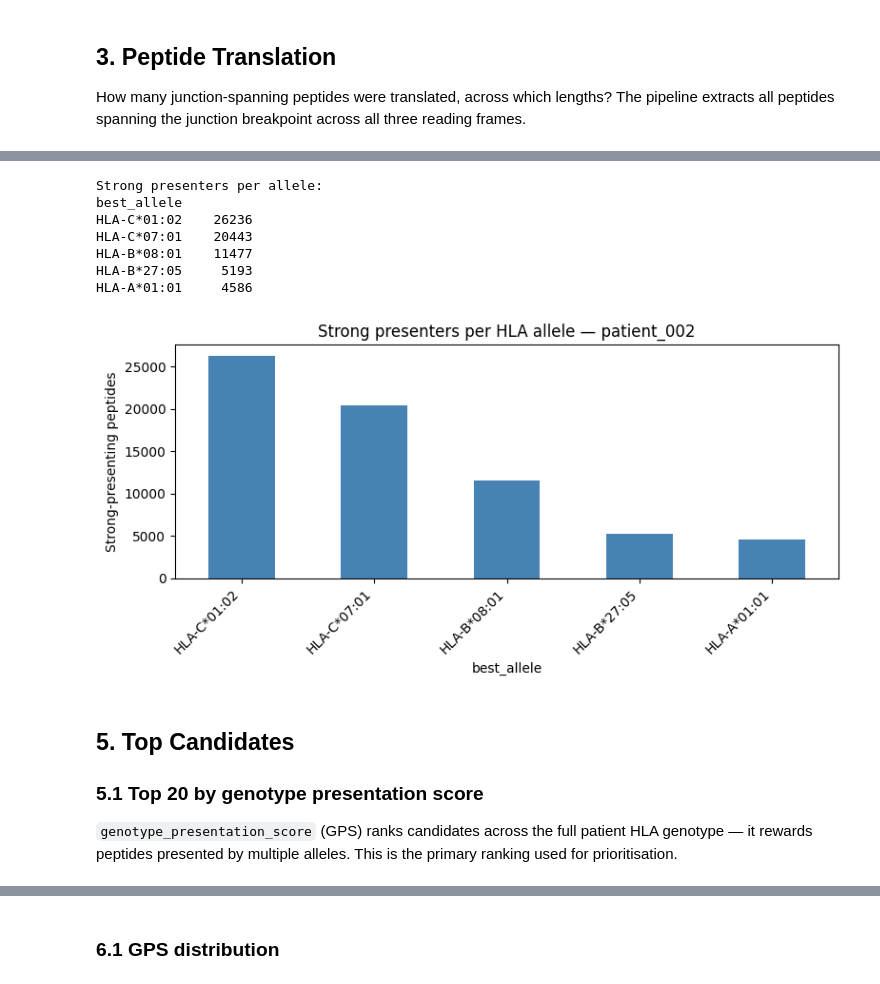
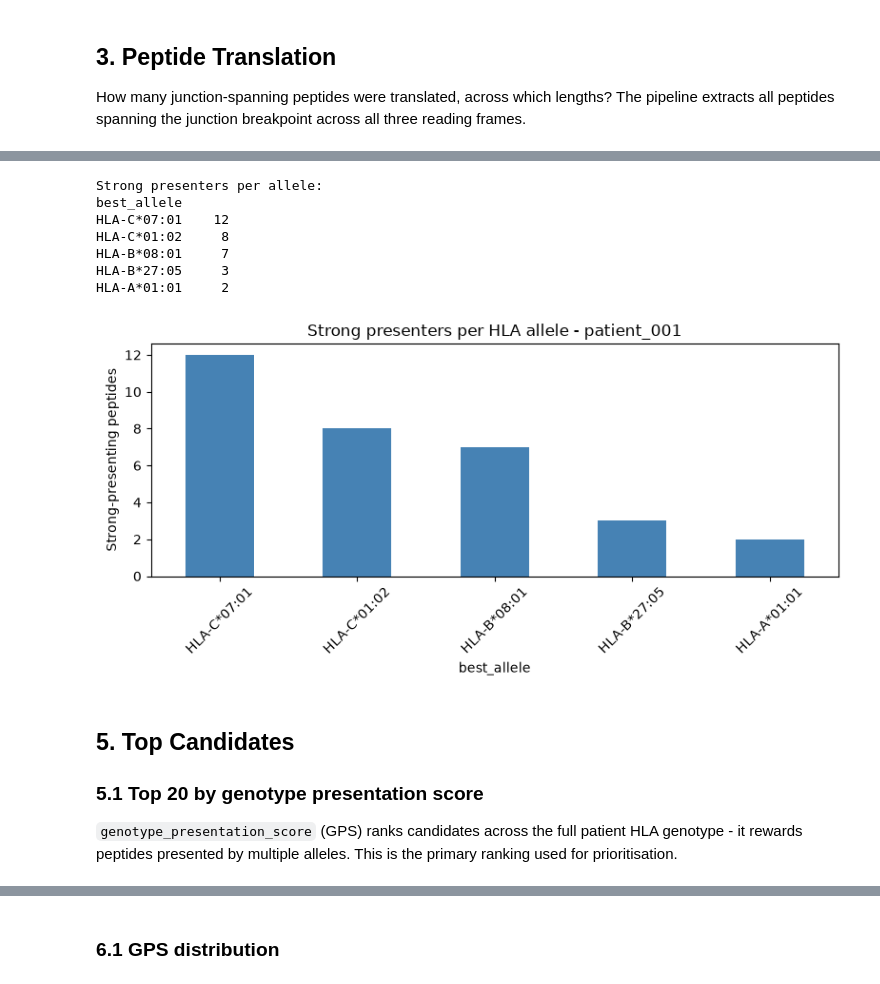
Before and after one commit to Jin-HoMLee/splice-neoepitope-pipeline, a Jupyter notebook: research/notebooks/patient_002_results.ipynb, the cells around one changed output, grey strips where cells are left out. Cells and saved outputs as stored; diff of their text form; code cells hidden in the pictures.

```diff
--- a/research/notebooks/patient_002_results.ipynb
+++ b/research/notebooks/patient_002_results.ipynb
@@ -172,5 +139,5 @@ Of 2,330,687 total peptide–allele predictions, how many clear the strong (≤
 # %%
-pres = gcs_read_tsv_cached(f"{BUCKET}/predictions/mhc_presentation.tsv")
+pres = r2_read_tsv_cached(f"{PREFIX}/predictions/mhc_presentation.tsv")
 print(f"Total predictions loaded: {len(pres):,}")
 
 class_counts = pres["presentation_class"].value_counts().reindex(["strong", "weak", "non"], fill_value=0)
@@ -179,8 +146,8 @@ print(class_counts.to_string())
 
 fig, ax = plt.subplots(figsize=(6, 4))
 bars = ax.bar(class_counts.index, class_counts.values, color=["#d62728", "#ff7f0e", "#aec7e8"])
-ax.set_ylabel("Number of peptide–allele pairs")
-ax.set_title("MHC presentation class distribution — patient_002")
+ax.set_ylabel("Number of peptide-allele pairs")
+ax.set_title("MHC presentation class distribution - patient_001")
 for bar, val in zip(bars, class_counts.values):
     ax.text(bar.get_x() + bar.get_width() / 2, bar.get_height() * 1.01,
             f"{val:,}", ha="center", va="bottom", fontsize=9)
@@ -196,31 +169,30 @@ Which alleles are the strongest presenters? HLA-C*01:02 dominated the top candid
 # %%
 strong = pres[pres["presentation_class"] == "strong"]
 allele_counts = strong["best_allele"].value_counts()
 print("Strong presenters per allele:")
 print(allele_counts.to_string())
 
 fig, ax = plt.subplots(figsize=(8, 4))
-allele_counts.plot(kind="bar", ax=ax, color="steelblue")
+allele_counts.plot(kind="bar", ax=ax, color="steelblue", rot=45)
 ax.set_ylabel("Strong-presenting peptides")
-ax.set_title("Strong presenters per HLA allele — patient_002")
-ax.set_xticklabels(allele_counts.index, rotation=45, ha="right")
+ax.set_title("Strong presenters per HLA allele - patient_001")
 plt.tight_layout()
 plt.show()
 # %% [output]
 Strong presenters per allele:
 best_allele
-HLA-C*01:02    26236
-HLA-C*07:01    20443
-HLA-B*08:01    11477
-HLA-B*27:05     5193
-HLA-A*01:01     4586
+HLA-C*07:01    12
+HLA-C*01:02     8
+HLA-B*08:01     7
+HLA-B*27:05     3
+HLA-A*01:01     2
-[figure, old version]
+[figure, new version]
 # %% [markdown]
 ## 5. Top Candidates
 
 ### 5.1 Top 20 by genotype presentation score
 
-`genotype_presentation_score` (GPS) ranks candidates across the full patient HLA genotype — it rewards peptides presented by multiple alleles. This is the primary ranking used for prioritisation.
+`genotype_presentation_score` (GPS) ranks candidates across the full patient HLA genotype - it rewards peptides presented by multiple alleles. This is the primary ranking used for prioritisation.
 # %%
 top20 = (pres.sort_values("genotype_presentation_score", ascending=False)
            .head(20)
```
Also changed, not shown: parts of 26 cells of this notebook, 7 other files.
